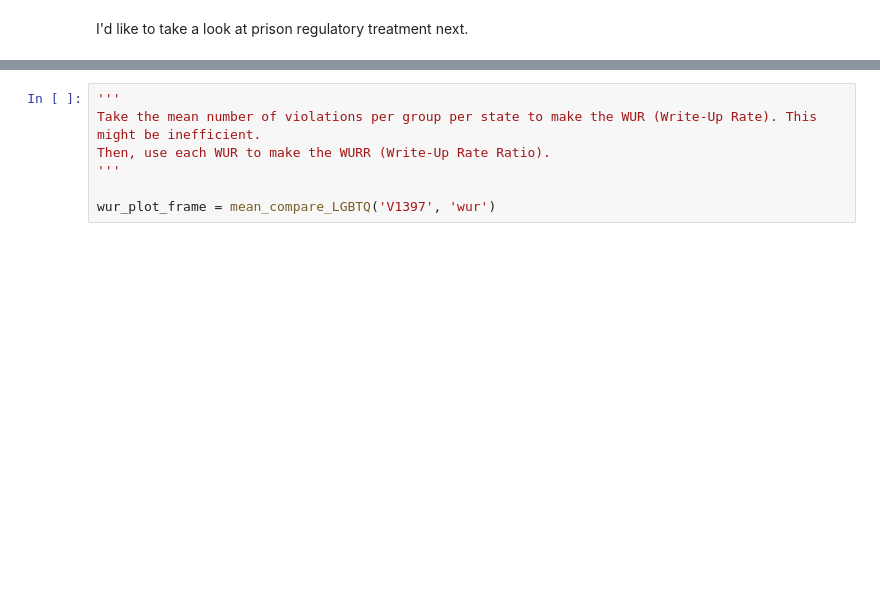
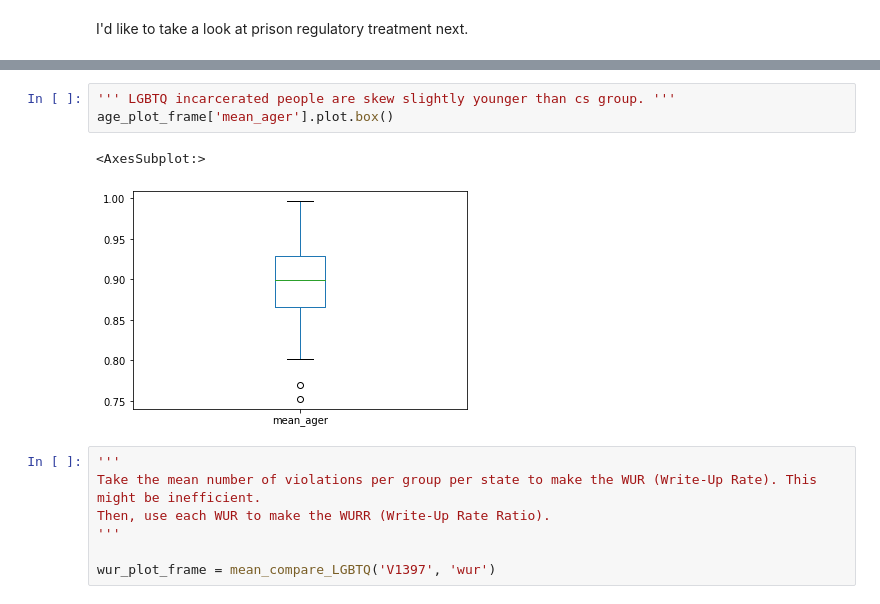
Before and after one commit to hjake123/pharis-2021, a Jupyter notebook: Data/process_notebook.ipynb, the cells around one changed output, grey strips where cells are left out. Drawn from its saved outputs; the diff is of its cells as text; blank space fills up the shorter version.

```diff
--- a/Data/process_notebook.ipynb
+++ b/Data/process_notebook.ipynb
@@ -630,3 +644,9 @@ def mean_compare_LGBTQ(var_name, trait_name):
+# %%
+''' LGBTQ incarcerated people are skew slightly younger than cs group. '''
+age_plot_frame['mean_ager'].plot.box()
+# %% [output]
+<AxesSubplot:>
+[figure, added]
 # %%
 '''
 Take the mean number of violations per group per state to make the WUR (Write-Up Rate). This might be inefficient.
```
Also changed, not shown: parts of 36 cells of this notebook, 6 other files.
